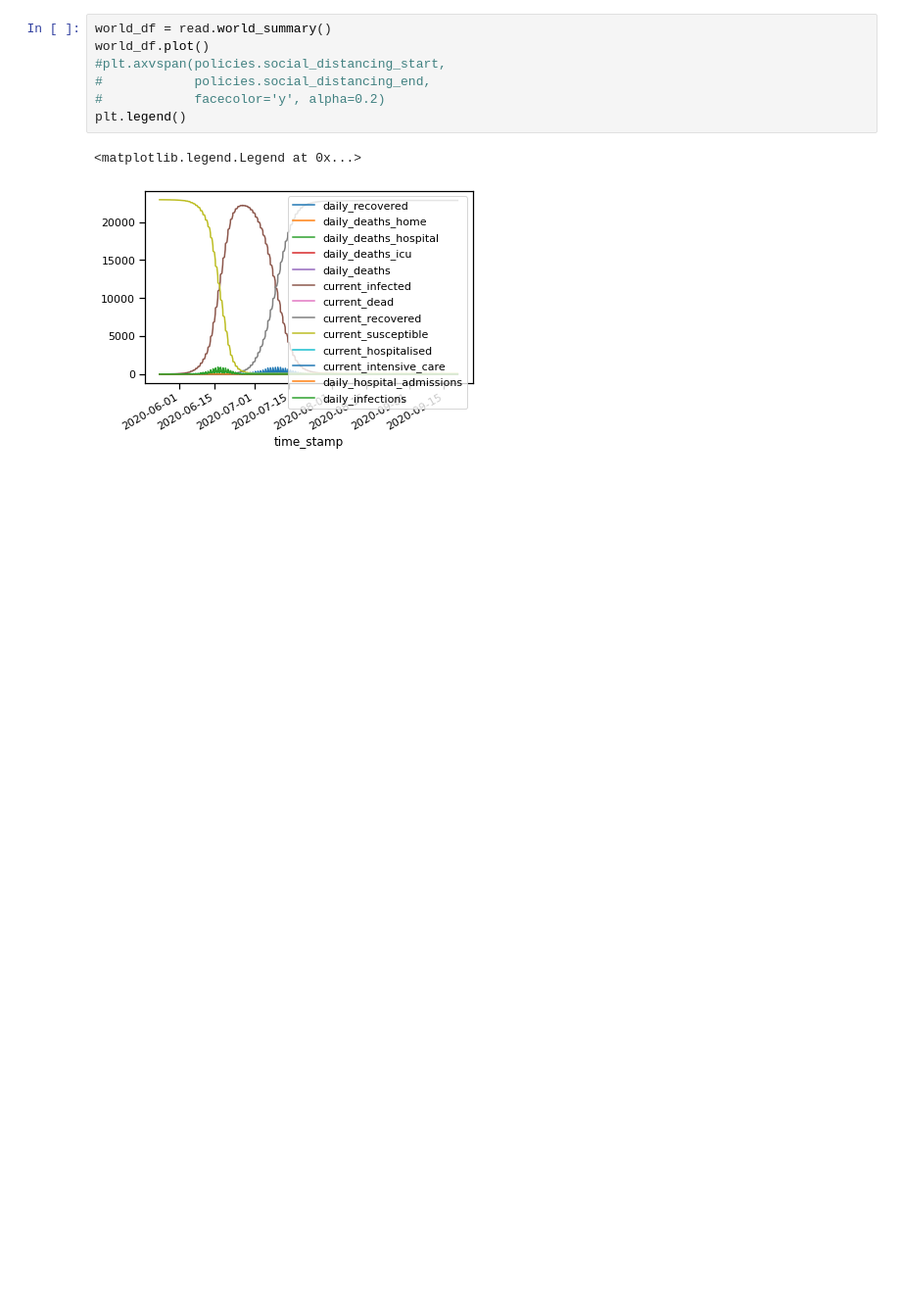
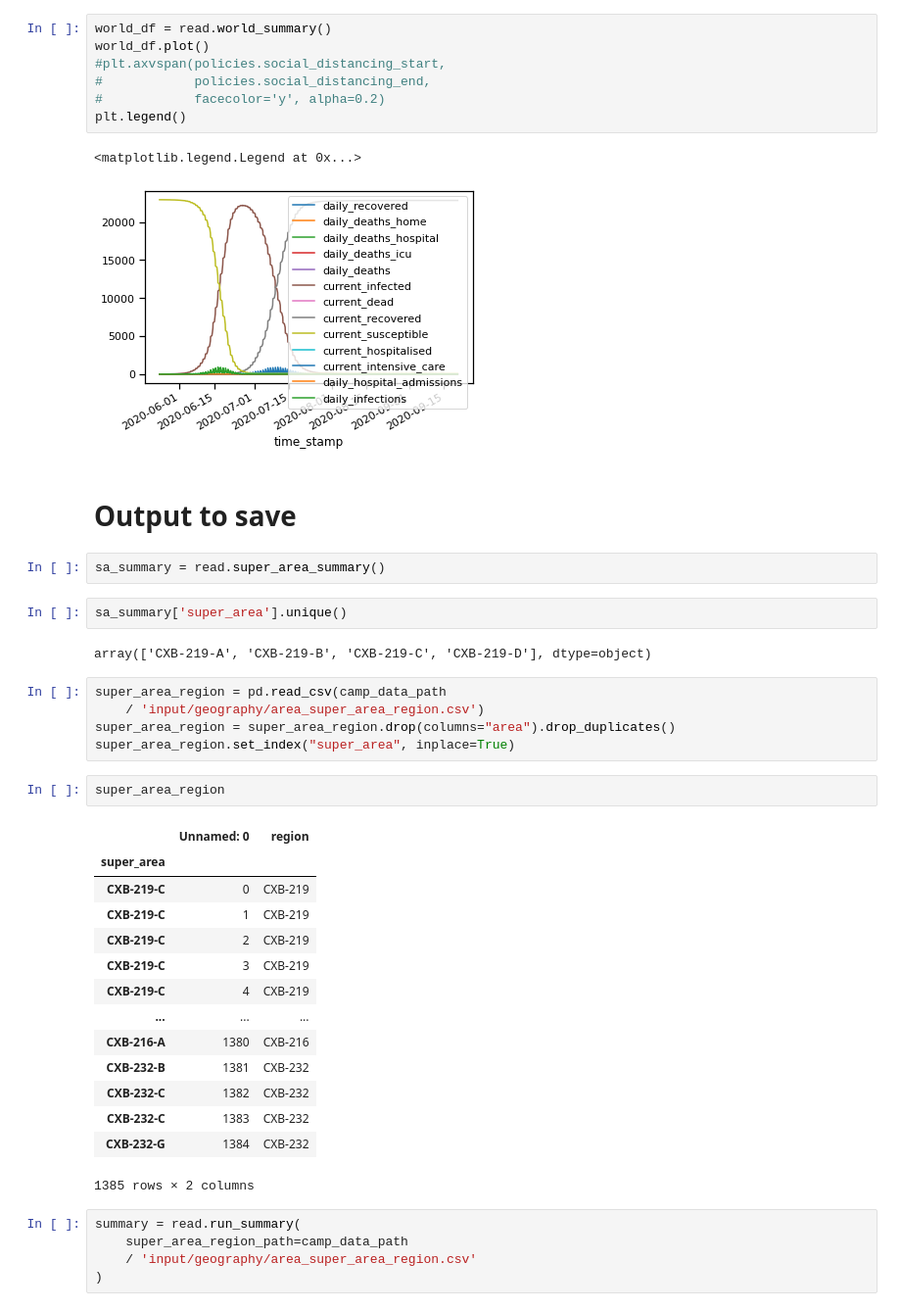
Before and after one commit to UNGlobalPulse/UNGP-settlement-modelling, a Jupyter notebook: Notebooks/quickstart camp.ipynb, the cells around one changed output. Shown at 98% size. Drawn from its saved outputs; the diff is of its cells as text; blank space fills up the shorter version.

```diff
--- a/Notebooks/quickstart camp.ipynb
+++ b/Notebooks/quickstart camp.ipynb
@@ -384,3 +384,38 @@ plt.legend()
 # %% [output]
 <matplotlib.legend.Legend at 0x...>
 [figure]
+# %% [markdown]
+# Output to save
+# %%
+sa_summary = read.super_area_summary()
+# %%
+sa_summary['super_area'].unique()
+# %% [output]
+array(['CXB-219-A', 'CXB-219-B', 'CXB-219-C', 'CXB-219-D'], dtype=object)
+# %%
+super_area_region = pd.read_csv(camp_data_path
+    / 'input/geography/area_super_area_region.csv')
+super_area_region = super_area_region.drop(columns="area").drop_duplicates()
+super_area_region.set_index("super_area", inplace=True)
+# %%
+super_area_region
+# %% [output]
+|  | Unnamed: 0 | region |
+| super_area |  |  |
+| CXB-219-C | 0 | CXB-219 |
+| CXB-219-C | 1 | CXB-219 |
+| CXB-219-C | 2 | CXB-219 |
+| CXB-219-C | 3 | CXB-219 |
+| CXB-219-C | 4 | CXB-219 |
+| ... | ... | ... |
+| CXB-216-A | 1380 | CXB-216 |
+| CXB-232-B | 1381 | CXB-232 |
+| CXB-232-C | 1382 | CXB-232 |
+| CXB-232-C | 1383 | CXB-232 |
+| CXB-232-G | 1384 | CXB-232 |
+1385 rows × 2 columns
+# %%
+summary = read.run_summary(
+    super_area_region_path=camp_data_path
+    / 'input/geography/area_super_area_region.csv'
+)
```
Also changed, not shown: parts of 1 cell of this notebook, 1 other file.
